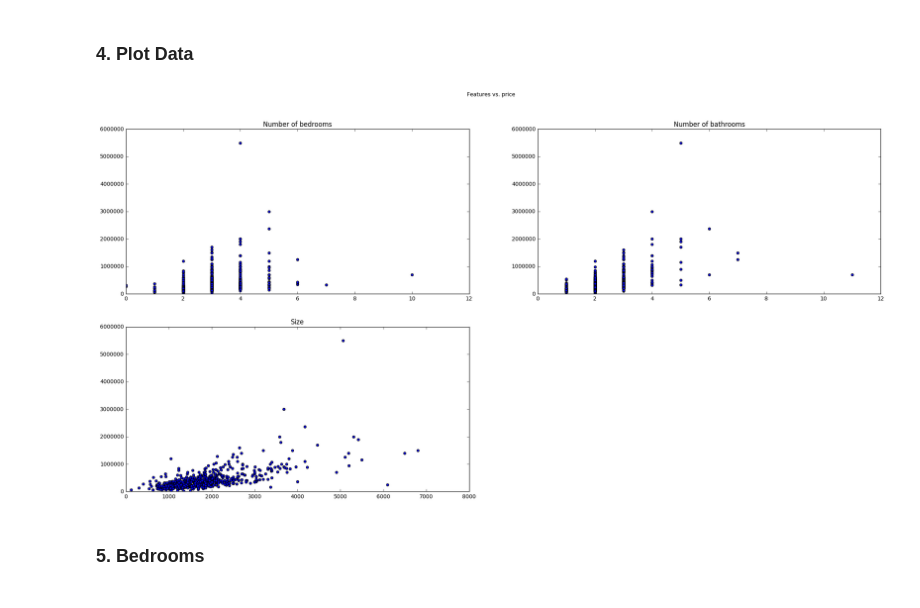
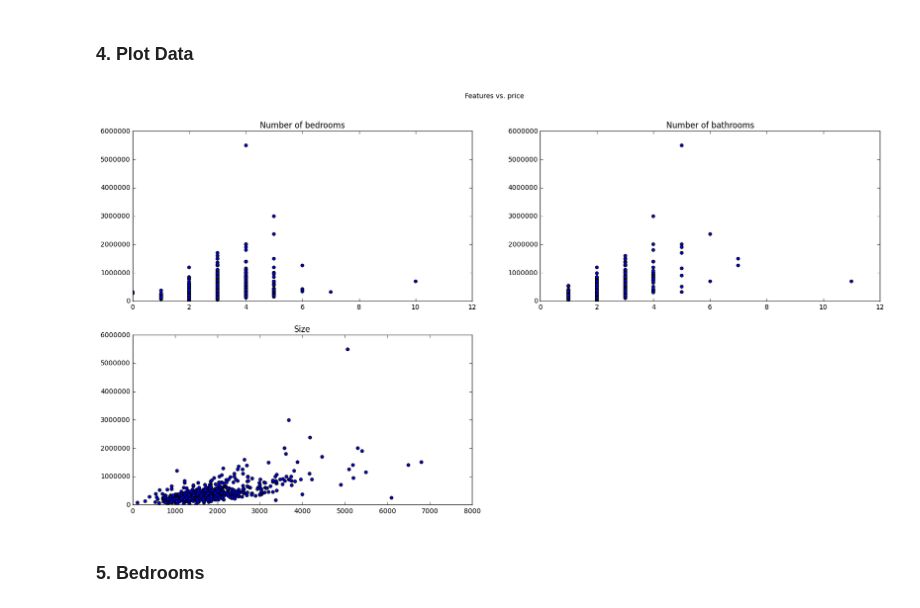
Before and after one commit to phielp/Leren-2016, a Jupyter notebook: Assignment1.ipynb, the cells around one changed output. Drawn from its saved outputs; the diff is of its cells as text; code cells hidden in the pictures.

```diff
--- a/Assignment1.ipynb
+++ b/Assignment1.ipynb
@@ -77,27 +78,27 @@ def regressionIter(theta_0, theta_1, x, y, alpha, n_iter):
 # %% [markdown]
 ### 4. Plot Data
 # %%
-plt.figure(figsize=(25, 12))
+plt.figure(figsize=(20, 10))
 plt.suptitle('Features vs. price')
 
 plt.subplot(2,2,1)
 plt.scatter(bedroom, price)
 plt.title('Number of bedrooms')
 plt.axis([0,12,0,6000000])
 
 plt.subplot(2,2,2)
 plt.scatter(bathroom, price)
 plt.title('Number of bathrooms')
 plt.axis([0,12,0,6000000])
 
 plt.subplot(2,2,3)
 plt.scatter(size, price)
 plt.title('Size')
 plt.axis([0,8000,0,6000000])
 
 plt.show()
 # %% [output]
-[figure, old version]
+[figure, new version]
 # %% [markdown]
 ### 5. Bedrooms
 # %%
```
Also changed, not shown: parts of 6 cells of this notebook.
